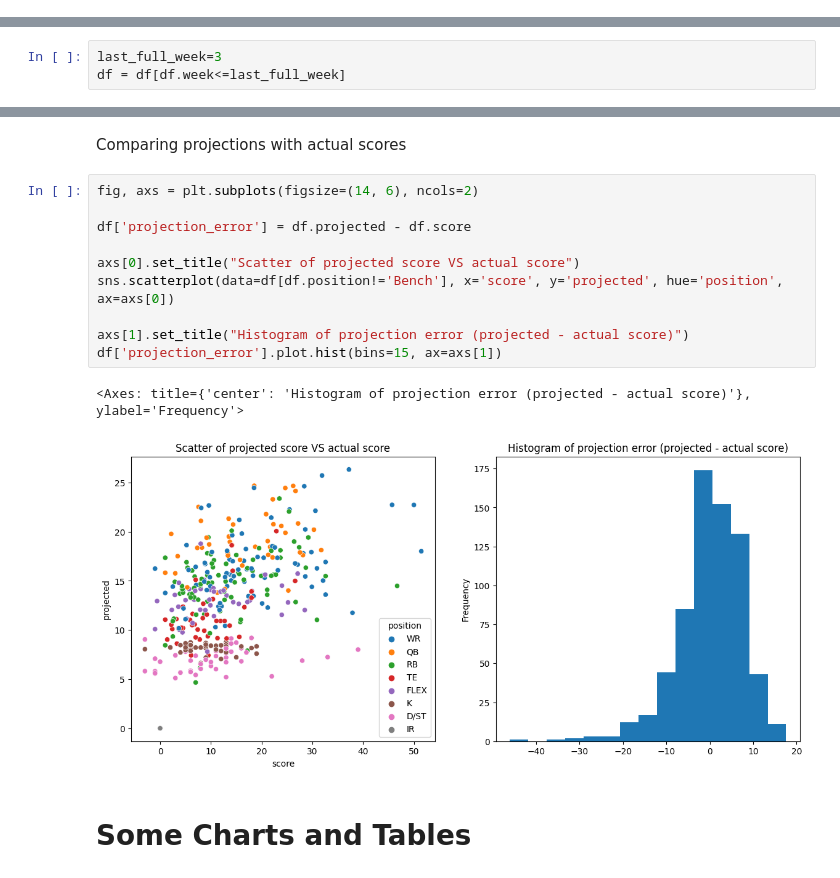
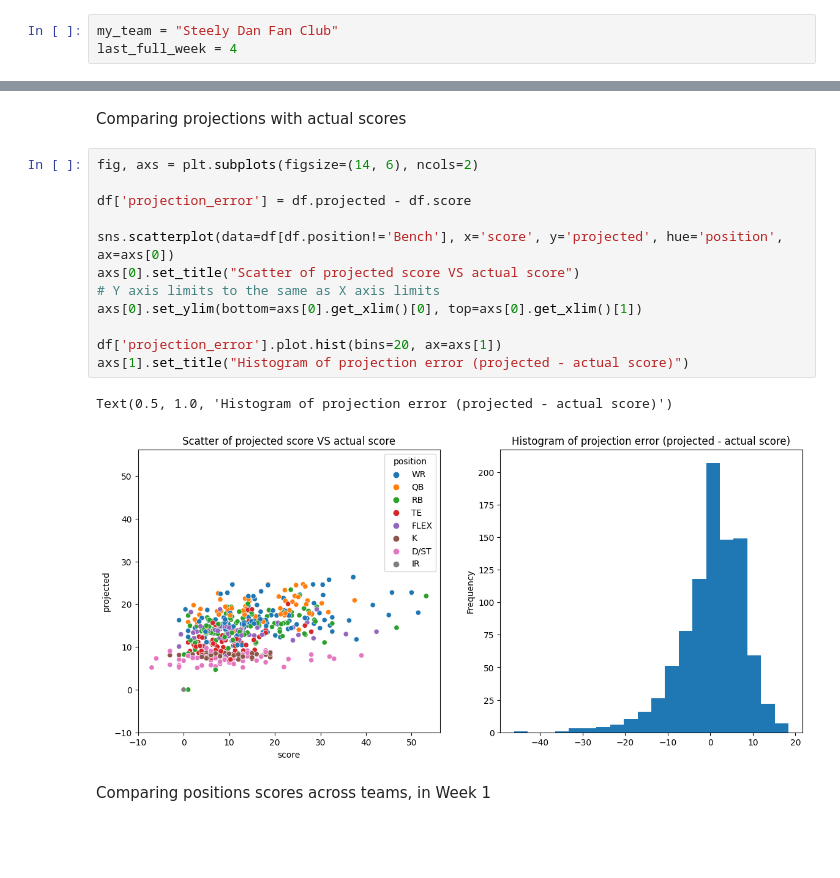
Before and after one commit to alexbatistaarantes/data-analysis, a Jupyter notebook: analysis/Fantasy Football/Fantasy Football.ipynb, the cells around one changed output, grey strips where cells are left out. Cells and saved outputs as stored; diff of their text form; blank space fills up the shorter version.

```diff
--- a/analysis/Fantasy Football/Fantasy Football.ipynb
+++ b/analysis/Fantasy Football/Fantasy Football.ipynb
@@ -20,3 +23,6 @@ mt = pd.read_csv("data/matches.csv")
+# %%
+my_team = "Steely Dan Fan Club"
+last_full_week = 4
 # %% [markdown]
 ## Prepare
 # %% [markdown]
@@ -42,6 +48,3 @@ mt.rename(columns={
 }, inplace=True)
 # %% [markdown]
 Filter only played weeks
-# %%
-last_full_week=3
-df = df[df.week<=last_full_week]
@@ -139,16 +165,18 @@ Comparing projections with actual scores
 # %%
 fig, axs = plt.subplots(figsize=(14, 6), ncols=2)
 
 df['projection_error'] = df.projected - df.score
 
+sns.scatterplot(data=df[df.position!='Bench'], x='score', y='projected', hue='position', ax=axs[0])
 axs[0].set_title("Scatter of projected score VS actual score")
-sns.scatterplot(data=df[df.position!='Bench'], x='score', y='projected', hue='position', ax=axs[0])
+# Y axis limits to the same as X axis limits
+axs[0].set_ylim(bottom=axs[0].get_xlim()[0], top=axs[0].get_xlim()[1])
 
+df['projection_error'].plot.hist(bins=20, ax=axs[1])
 axs[1].set_title("Histogram of projection error (projected - actual score)")
-df['projection_error'].plot.hist(bins=15, ax=axs[1])
 # %% [output]
-<Axes: title={'center': 'Histogram of projection error (projected - actual score)'}, ylabel='Frequency'>
+Text(0.5, 1.0, 'Histogram of projection error (projected - actual score)')
-[figure, old version]
+[figure, new version]
-# %% [markdown]
-# Some Charts and Tables
+# %% [markdown]
+Comparing positions scores across teams, in Week 1
 # %%
```
Also changed, not shown: parts of 14 cells of this notebook, 2 other files.
